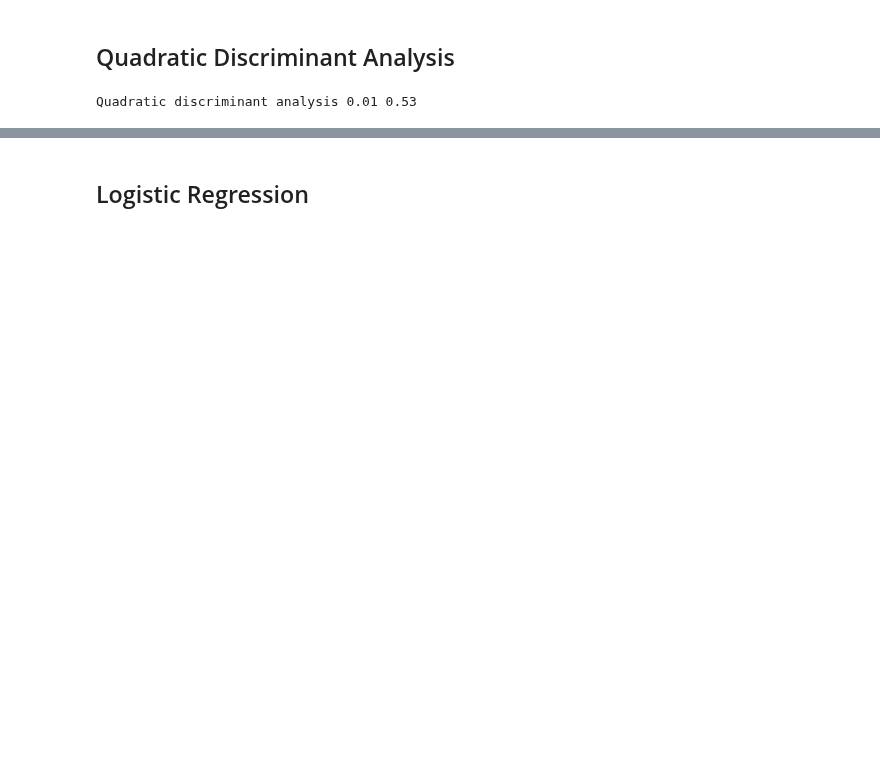
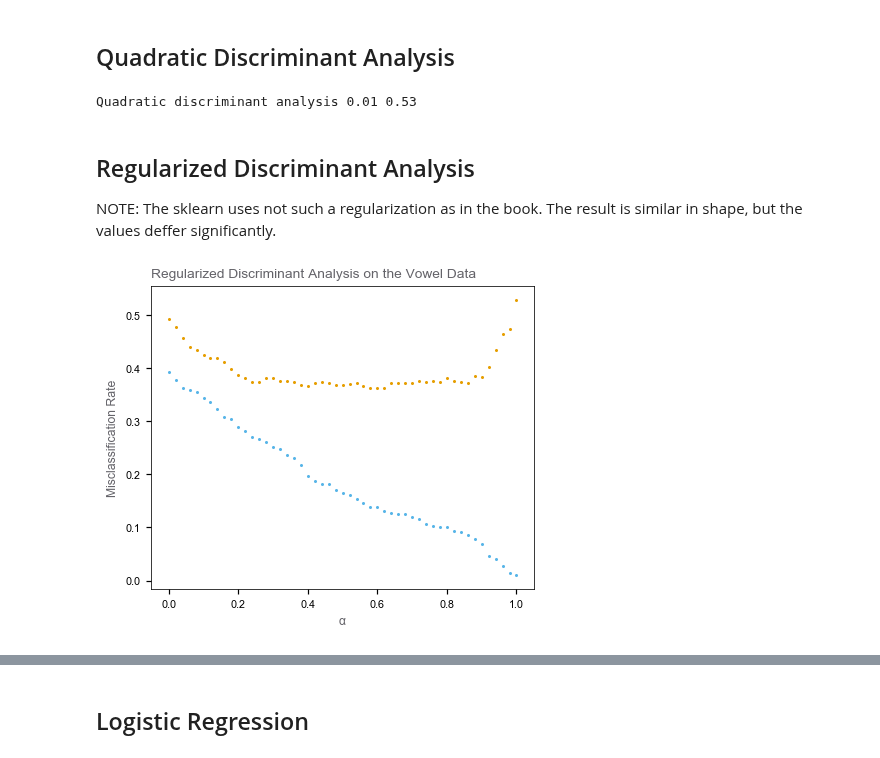
Before and after one commit to empathy87/The-Elements-of-Statistical-Learning-Python-Notebooks, a Jupyter notebook: examples/Vowel.ipynb, the cells around one changed output, grey strips where cells are left out. Drawn from its saved outputs; the diff is of its cells as text; code cells hidden in the pictures; blank space fills up the shorter version.

Commit message:
Vowel recognition (regularized discriminant & reduced subspace)

```diff
--- a/examples/Vowel.ipynb
+++ b/examples/Vowel.ipynb
@@ -98,3 +139,32 @@ qda_test_error = 1 - accuracy_score(y_test, qda.predict(X_test))
 print(f'Quadratic discriminant analysis {qda_train_error:.2f} {qda_test_error:.2f}')
 # %% [output]
 Quadratic discriminant analysis 0.01 0.53
+# %% [markdown]
+<h2>Regularized Discriminant Analysis</h2>
+NOTE: The sklearn uses not such a regularization as in the book. The result is similar in shape, but the values deffer significantly.
+# %%
+# PAGE 112. Friedman (1989) proposed a compromise between LDA and QDA, which
+#           allows one to shrink the separate covariances of QDA toward a common
+#           covariance as in LDA. These methods are very similar in ﬂavor to ridge
+#           regression. The regularized covariance matrices have the form (4.13)
+alpha = np.linspace(0, 1, 51)
+rda_train_error = []
+rda_test_error = []
+for i in range(51):
+    rda = QuadraticDiscriminantAnalysis(reg_param=1-alpha[i]).fit(X_train, y_train)
+    rda_train_error.append(1 - accuracy_score(y_train, rda.predict(X_train)))
+    rda_test_error.append(1 - accuracy_score(y_test, rda.predict(X_test)))
+# %%
+# PAGE 112. FIGURE 4.7. Test and training errors for the vowel data, using regularized
+#           discriminant analysis with a series of values of α ∈ [0,1]. The optimum for the
+#           test data occurs around α = 0.9, close to quadratic discriminant analysis.
+fig, ax1 = plt.subplots(figsize=(4.5, 3.65), dpi=110)
+ax1.scatter(alpha, rda_train_error, c=BLUE, s=1)
+ax1.scatter(alpha, rda_test_error, c=ORANGE, s=1)
+ax1.text(-0.05, 0.57, 'Regularized Discriminant Analysis on the Vowel Data', color=GRAY4, fontsize=9)
+ax1.set_xlabel('α', color=GRAY4, fontsize=8)
+ax1.set_ylabel('Misclassification Rate', color=GRAY4, fontsize=8)
+for i in ax1.get_yticklabels() + ax1.get_xticklabels():
+    i.set_fontsize(7)
+# %% [output]
+[figure, added]
```
Also changed, not shown: parts of 13 cells of this notebook.
